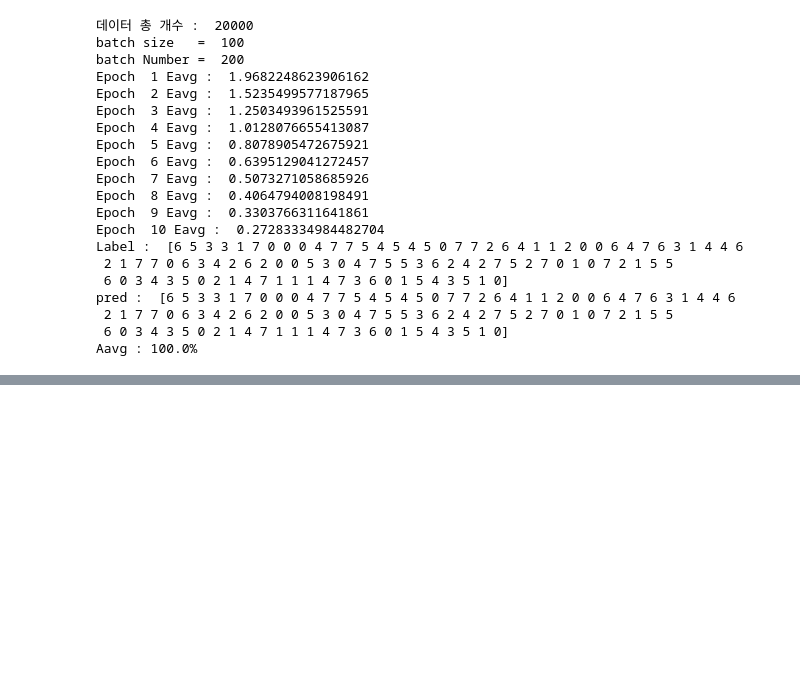
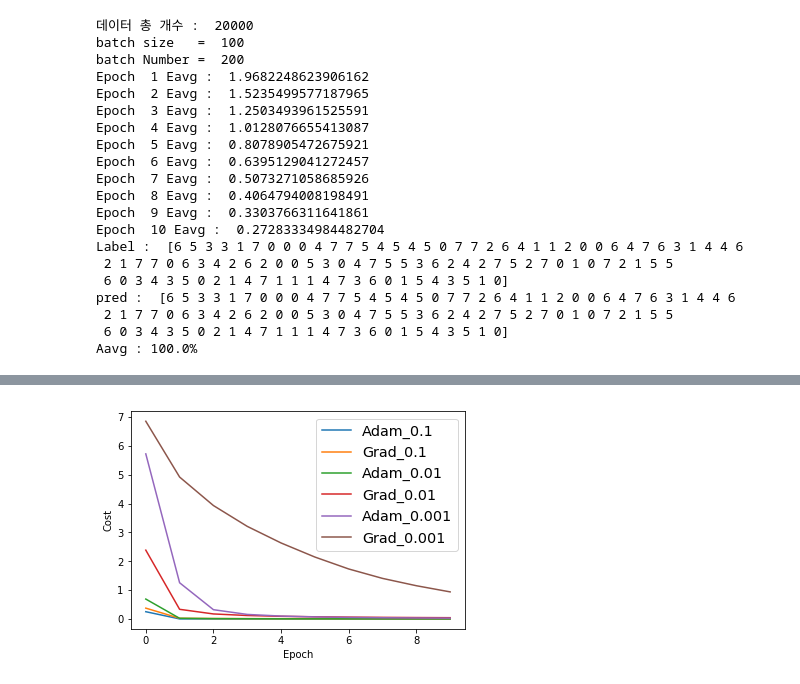
Before and after one commit to dongyyyyy/ColabDeepLearning, a Jupyter notebook: MakingDeepLearningModelUsingNumpy/tensorflowExample.ipynb, the cells around one changed output, grey strips where cells are left out. Cells and saved outputs as stored; diff of their text form; code cells hidden in the pictures; blank space fills up the shorter version.

```diff
--- a/MakingDeepLearningModelUsingNumpy/tensorflowExample.ipynb
+++ b/MakingDeepLearningModelUsingNumpy/tensorflowExample.ipynb
@@ -637,0 +963,14 @@ plt.show()
+# %%
+    plt.xlabel('Epoch')
+    plt.ylabel('Cost')
+
+    plt.plot(x1_1,label = 'Adam_0.1')
+    plt.plot(x2_1,label = 'Grad_0.1')
+    plt.plot(x1_2,label = 'Adam_0.01')
+    plt.plot(x2_2,label = 'Grad_0.01')
+    plt.plot(x1_3,label = 'Adam_0.001')
+    plt.plot(x2_3,label = 'Grad_0.001')
+    plt.legend(fontsize='x-large')
+    plt.show()
+# %% [output]
+[figure, added]
```
Also changed, not shown: parts of 8 cells of this notebook.
